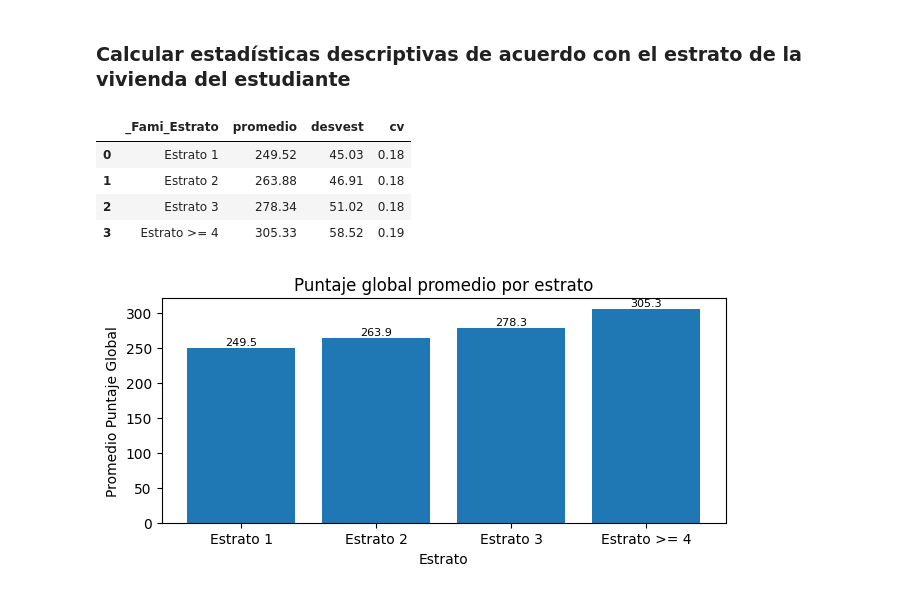
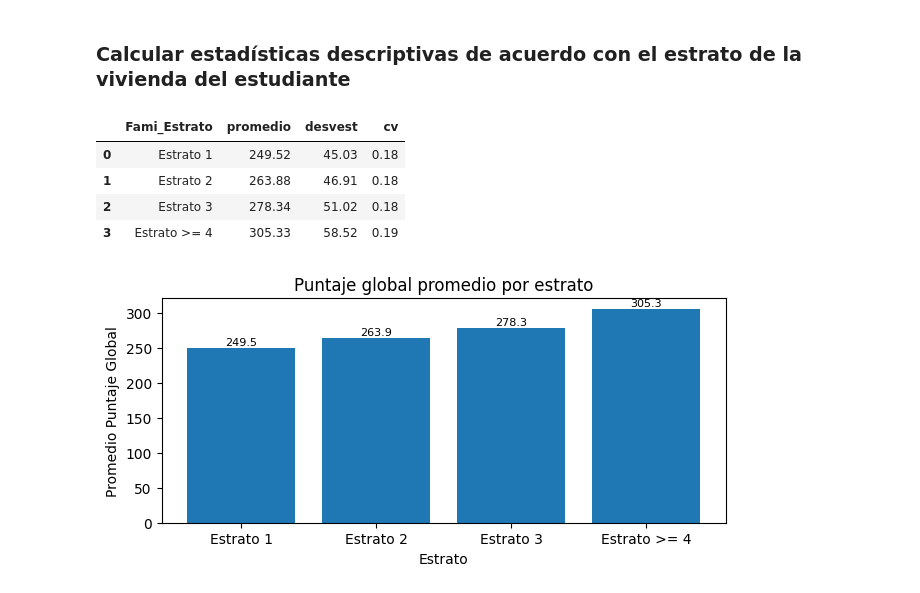
Before and after one commit to pesimo-estudiante/Proyecto_1, a Jupyter notebook: data_preparation_pregunta_uno.ipynb, the cells around one changed output. Drawn from its saved outputs; the diff is of its cells as text; code cells hidden in the pictures.

```diff
--- a/data_preparation_pregunta_dos.ipynb
+++ b/data_preparation_pregunta_uno.ipynb
@@ -122,7 +123,7 @@ data_sample.groupby(["FAMI_ESTRATOVIVIENDA"])["PUNT_GLOBAL"].count().reset_index
 # %%
 def estrato_fam(df):
     est_df= df.copy()
-    est_df["_Fami_Estrato"]= np.where(
+    est_df["Fami_Estrato"]= np.where(
         est_df["FAMI_ESTRATOVIVIENDA"]== "Sin Estrato",
         "Estrato 1",
         np.where(
@@ -133,7 +134,7 @@ def estrato_fam(df):
             est_df["FAMI_ESTRATOVIVIENDA"]
         )
     )
-    return est_df[["FAMI_ESTRATOVIVIENDA", "_Fami_Estrato"]].drop_duplicates()
+    return est_df[["FAMI_ESTRATOVIVIENDA", "Fami_Estrato"]].drop_duplicates()
 # %%
 est_v= estrato_fam(data_sample)
 est_v
@@ -238,14 +239,14 @@ Coeficiente de variación general del puntaje global:  0.19
 # %% [markdown]
 ### Calcular estadísticas descriptivas de acuerdo con el estrato de la vivienda del estudiante
 # %%
-gp_est= clean_data_samp.groupby(["_Fami_Estrato"]).agg(promedio= ("PUNT_GLOBAL", "mean"), desvest= ("PUNT_GLOBAL", "std")).reset_index()
+gp_est= clean_data_samp.groupby(["Fami_Estrato"]).agg(promedio= ("PUNT_GLOBAL", "mean"), desvest= ("PUNT_GLOBAL", "std")).reset_index()
 gp_est["promedio"]= np.round(gp_est["promedio"], decimals= 2)
 gp_est["desvest"]= np.round(gp_est["desvest"], decimals= 2)
 gp_est["cv"]= gp_est["desvest"]/ gp_est["promedio"]
 gp_est["cv"]= np.round(gp_est["cv"], decimals= 2)
 gp_est
 # %% [output]
-|  | _Fami_Estrato | promedio | desvest | cv |
+|  | Fami_Estrato | promedio | desvest | cv |
 | 0 | Estrato 1 | 249.52 | 45.03 | 0.18 |
 | 1 | Estrato 2 | 263.88 | 46.91 | 0.18 |
 | 2 | Estrato 3 | 278.34 | 51.02 | 0.18 |
```
Also changed, not shown: parts of 6 cells of this notebook, 19 other files.
